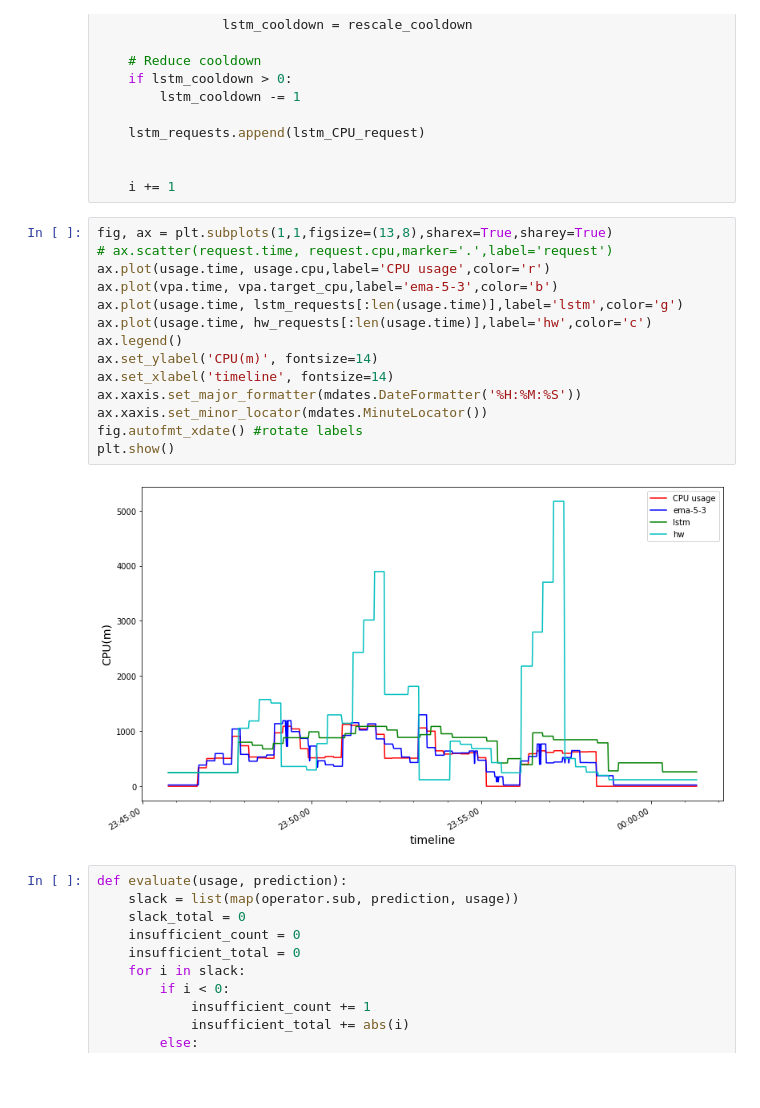
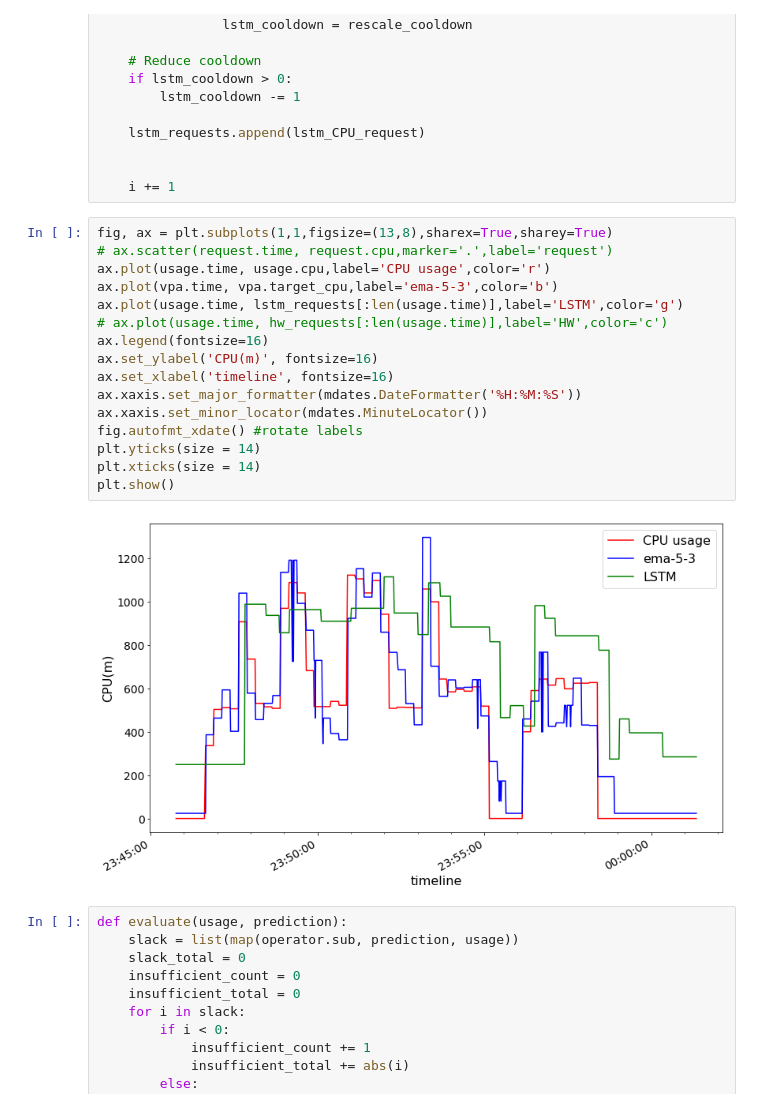
Before and after one commit to ZhaoNeil/On-Demand-Resizing, a Jupyter notebook: data/comparison.ipynb, the cells around one changed output. Drawn from its saved outputs; the diff is of its cells as text; blank space fills up the shorter version.

```diff
--- a/data/comparison.ipynb
+++ b/data/comparison.ipynb
@@ -271,19 +271,21 @@ while i <= len(series):
 # %%
 fig, ax = plt.subplots(1,1,figsize=(13,8),sharex=True,sharey=True)
 # ax.scatter(request.time, request.cpu,marker='.',label='request')
 ax.plot(usage.time, usage.cpu,label='CPU usage',color='r')
 ax.plot(vpa.time, vpa.target_cpu,label='ema-5-3',color='b')
-ax.plot(usage.time, lstm_requests[:len(usage.time)],label='lstm',color='g')
-ax.plot(usage.time, hw_requests[:len(usage.time)],label='hw',color='c')
-ax.legend()
-ax.set_ylabel('CPU(m)', fontsize=14)
-ax.set_xlabel('timeline', fontsize=14)
+ax.plot(usage.time, lstm_requests[:len(usage.time)],label='LSTM',color='g')
+# ax.plot(usage.time, hw_requests[:len(usage.time)],label='HW',color='c')
+ax.legend(fontsize=16)
+ax.set_ylabel('CPU(m)', fontsize=16)
+ax.set_xlabel('timeline', fontsize=16)
 ax.xaxis.set_major_formatter(mdates.DateFormatter('%H:%M:%S'))
 ax.xaxis.set_minor_locator(mdates.MinuteLocator())
 fig.autofmt_xdate() #rotate labels
+plt.yticks(size = 14)
+plt.xticks(size = 14)
 plt.show()
 # %% [output]
-[figure, old version]
+[figure, new version]
 # %%
 def evaluate(usage, prediction):
     slack = list(map(operator.sub, prediction, usage))
```
Also changed, not shown: parts of 1 cell of this notebook, 4 other files.
